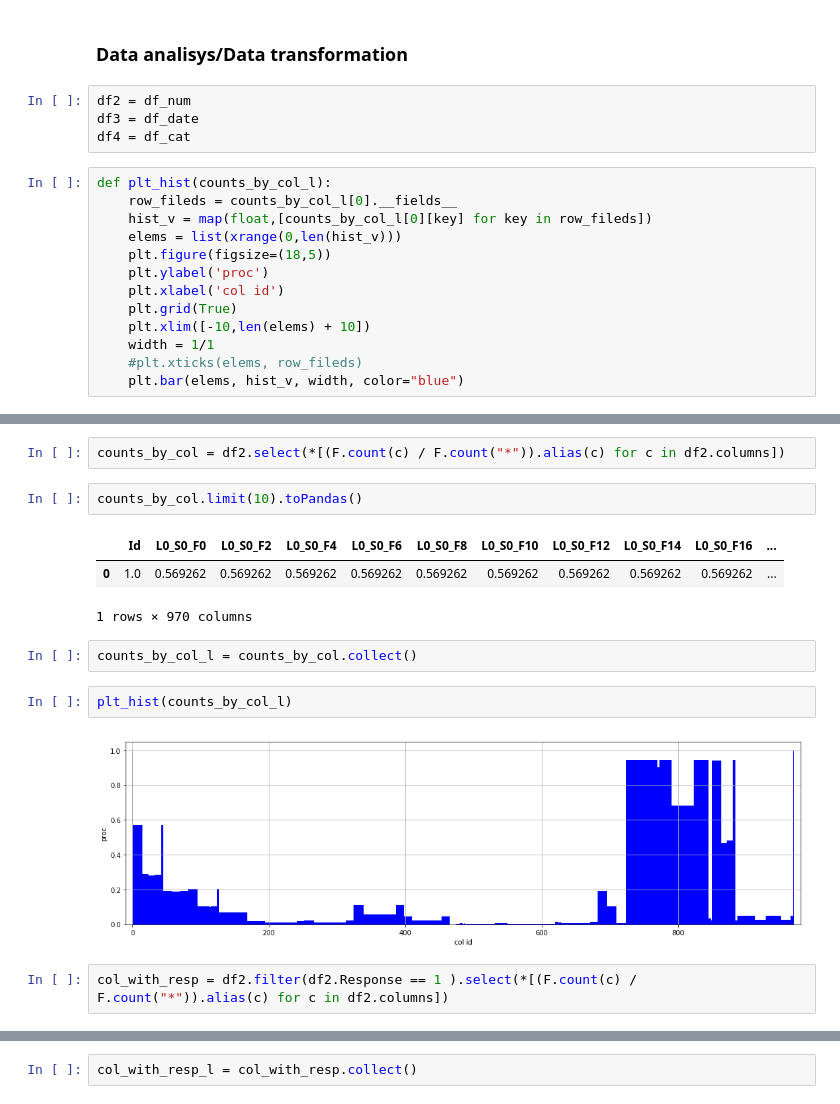
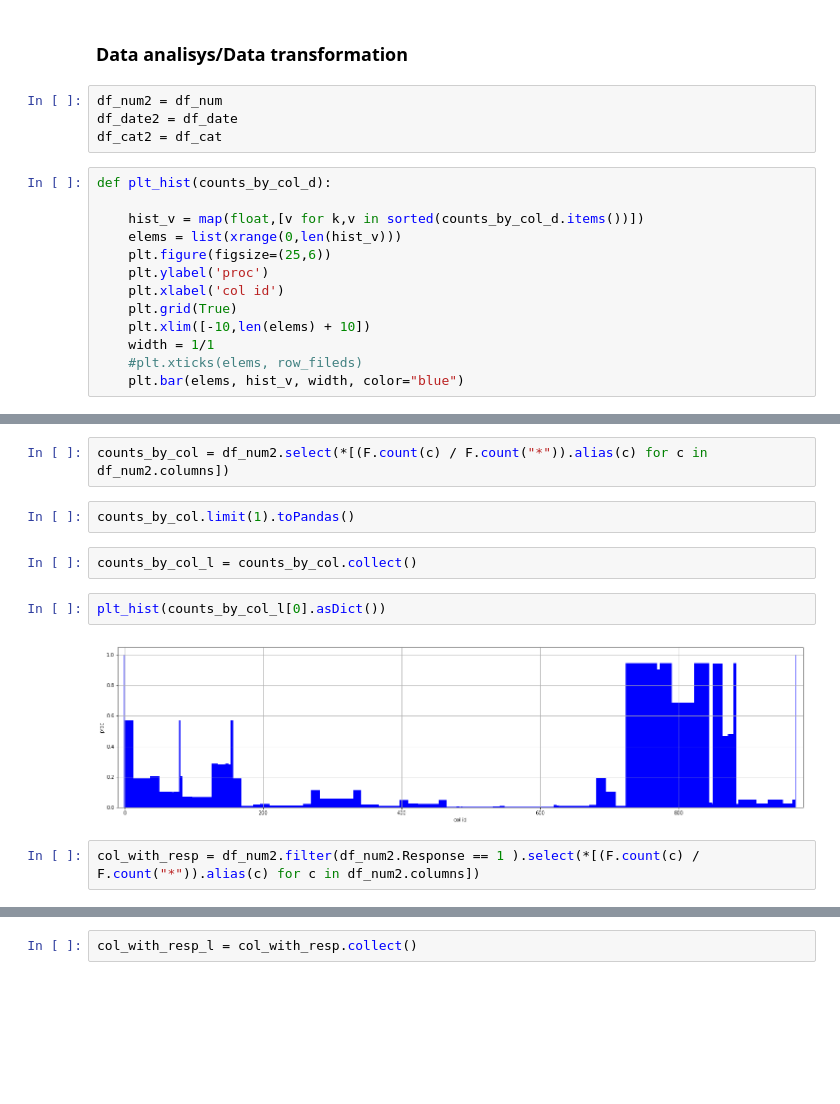
Before and after one commit to EvgeniyPrudnikov/Magistracy, a Jupyter notebook: Diploma/python/main.ipynb, the cells around one changed output, grey strips where cells are left out. Cells and saved outputs as stored; diff of their text form; blank space fills up the shorter version.

```diff
--- a/Diploma/python/main.ipynb
+++ b/Diploma/python/main.ipynb
@@ -68,15 +69,15 @@ Wall time: 4min 22s
 # %% [markdown]
 ### Data analisys/Data transformation
 # %%
-df2 = df_num
-df3 = df_date
-df4 = df_cat
+df_num2 = df_num
+df_date2 = df_date
+df_cat2 = df_cat
 # %%
-def plt_hist(counts_by_col_l):
-    row_fileds = counts_by_col_l[0].__fields__
-    hist_v = map(float,[counts_by_col_l[0][key] for key in row_fileds])
+def plt_hist(counts_by_col_d):
+
+    hist_v = map(float,[v for k,v in sorted(counts_by_col_d.items())])
     elems = list(xrange(0,len(hist_v)))
-    plt.figure(figsize=(18,5))
+    plt.figure(figsize=(25,6))
     plt.ylabel('proc')
     plt.xlabel('col id')
     plt.grid(True)
@@ -102,20 +103,16 @@ plt_pipe(counts_1_all_l)
 # %% [output]
 [figure]
 # %%
-counts_by_col = df2.select(*[(F.count(c) / F.count("*")).alias(c) for c in df2.columns])
+counts_by_col = df_num2.select(*[(F.count(c) / F.count("*")).alias(c) for c in df_num2.columns])
 # %%
-counts_by_col.limit(10).toPandas()
+counts_by_col.limit(1).toPandas()
-# %% [output]
-|  | Id | L0_S0_F0 | L0_S0_F2 | L0_S0_F4 | L0_S0_F6 | L0_S0_F8 | L0_S0_F10 | L0_S0_F12 | L0_S0_F14 | L0_S0_F16 | ... |
-| 0 | 1.0 | 0.569262 | 0.569262 | 0.569262 | 0.569262 | 0.569262 | 0.569262 | 0.569262 | 0.569262 | 0.569262 | ... |
-1 rows × 970 columns
 # %%
 counts_by_col_l = counts_by_col.collect()
 # %%
-plt_hist(counts_by_col_l)
+plt_hist(counts_by_col_l[0].asDict())
 # %% [output]
-[figure, old version]
+[figure, new version]
 # %%
-col_with_resp = df2.filter(df2.Response == 1 ).select(*[(F.count(c) / F.count("*")).alias(c) for c in df2.columns])
+col_with_resp = df_num2.filter(df_num2.Response == 1 ).select(*[(F.count(c) / F.count("*")).alias(c) for c in df_num2.columns])
 # %%
 col_with_resp.limit(100).toPandas()
```
Also changed, not shown: parts of 55 cells of this notebook, 1 other file.
